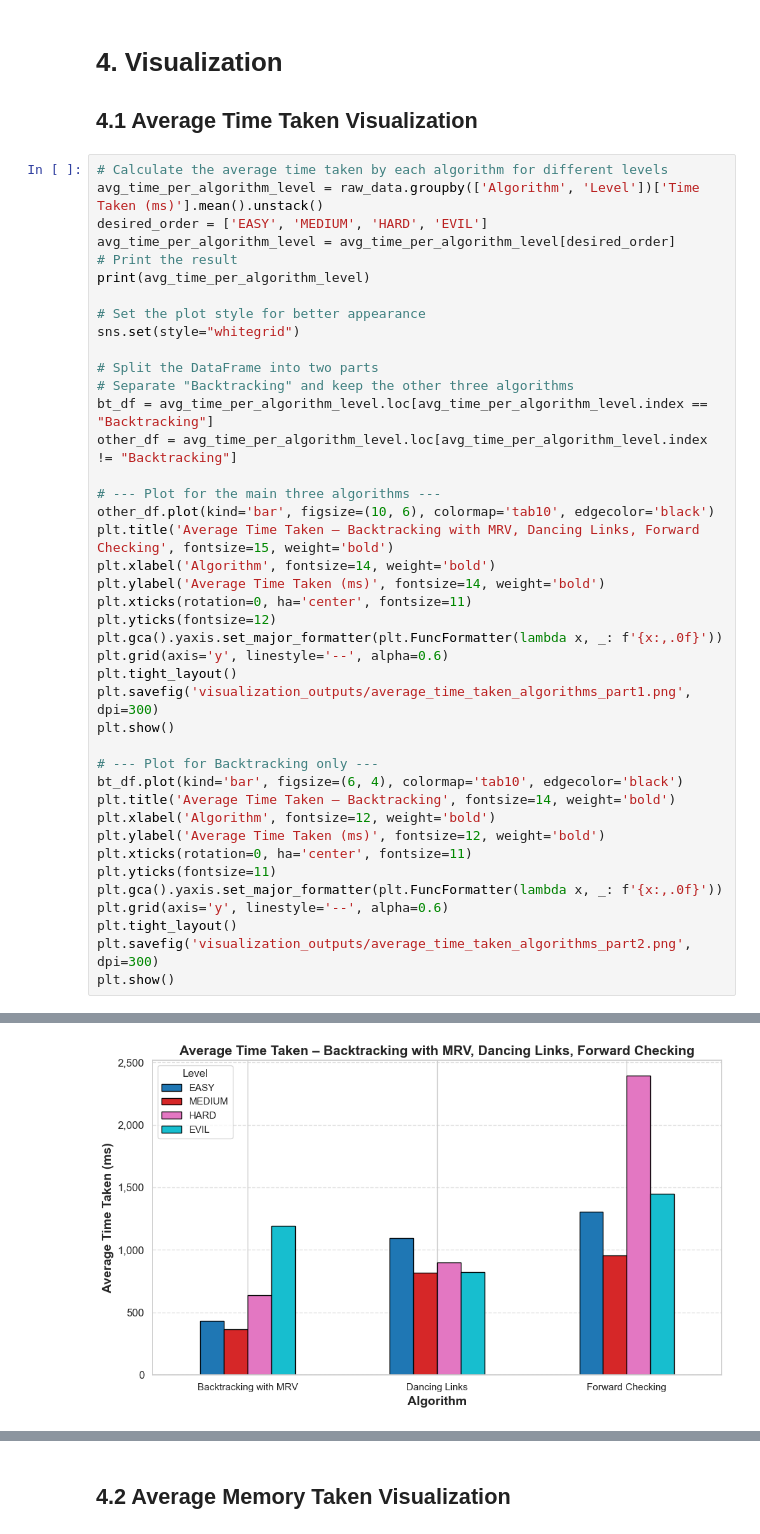
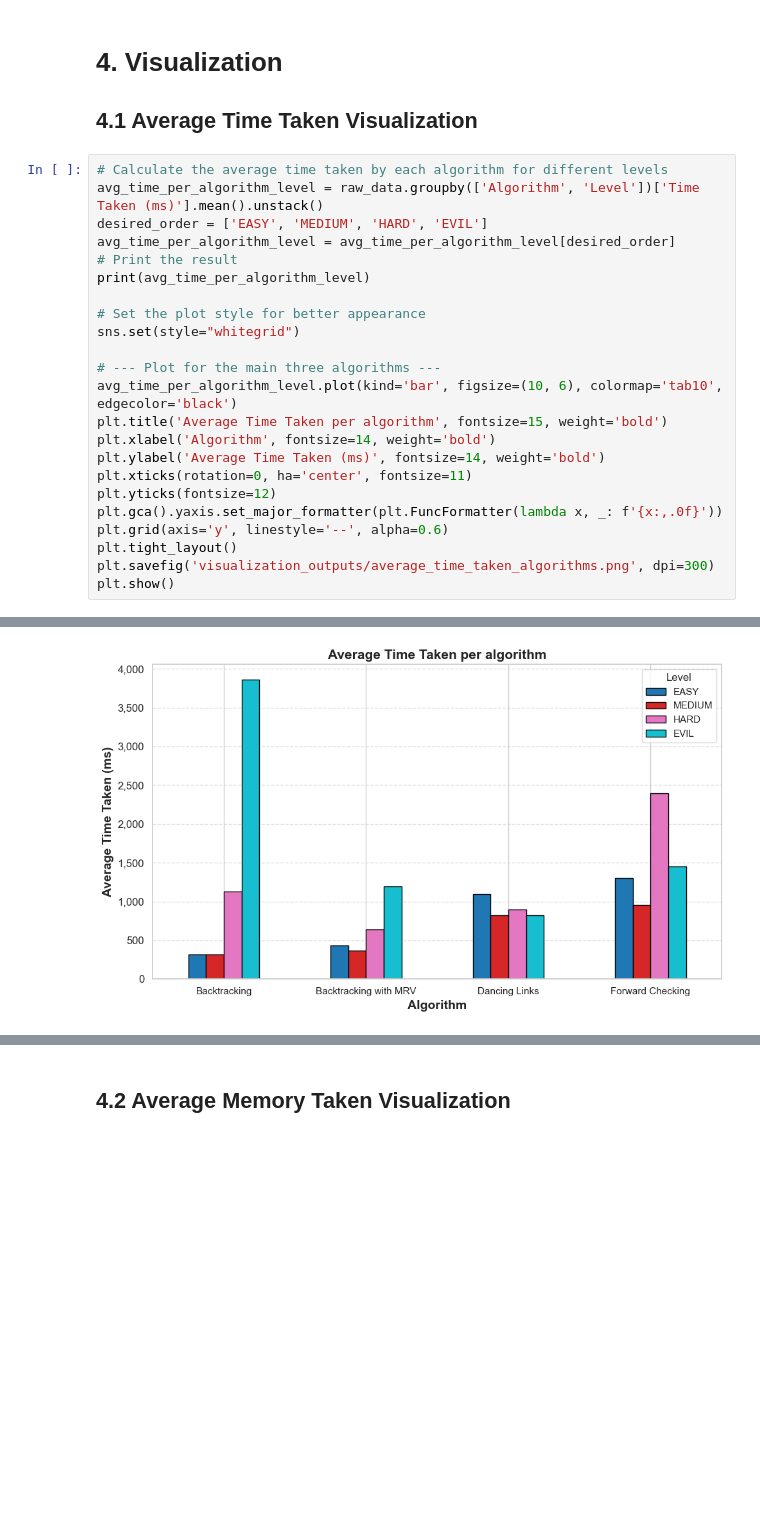
Before and after one commit to lucietran03/SodokuSolver_DSAProject, a Jupyter notebook: src/performance-analysis/Visualization.ipynb, the cells around one changed output, grey strips where cells are left out. Drawn from its saved outputs; the diff is of its cells as text; blank space fills up the shorter version.

```diff
--- a/src/performance-analysis/Visualization.ipynb
+++ b/src/performance-analysis/Visualization.ipynb
@@ -123,49 +123,31 @@ Data columns (total 6 columns):
 # %%
 # Calculate the average time taken by each algorithm for different levels
 avg_time_per_algorithm_level = raw_data.groupby(['Algorithm', 'Level'])['Time Taken (ms)'].mean().unstack()
 desired_order = ['EASY', 'MEDIUM', 'HARD', 'EVIL']
 avg_time_per_algorithm_level = avg_time_per_algorithm_level[desired_order]
 # Print the result
 print(avg_time_per_algorithm_level)
 
 # Set the plot style for better appearance
 sns.set(style="whitegrid")
 
-# Split the DataFrame into two parts
-# Separate "Backtracking" and keep the other three algorithms
-bt_df = avg_time_per_algorithm_level.loc[avg_time_per_algorithm_level.index == "Backtracking"]
-other_df = avg_time_per_algorithm_level.loc[avg_time_per_algorithm_level.index != "Backtracking"]
-
 # --- Plot for the main three algorithms ---
-other_df.plot(kind='bar', figsize=(10, 6), colormap='tab10', edgecolor='black')
-plt.title('Average Time Taken – Backtracking with MRV, Dancing Links, Forward Checking', fontsize=15, weight='bold')
+avg_time_per_algorithm_level.plot(kind='bar', figsize=(10, 6), colormap='tab10', edgecolor='black')
+plt.title('Average Time Taken per algorithm', fontsize=15, weight='bold')
 plt.xlabel('Algorithm', fontsize=14, weight='bold')
 plt.ylabel('Average Time Taken (ms)', fontsize=14, weight='bold')
 plt.xticks(rotation=0, ha='center', fontsize=11)
 plt.yticks(fontsize=12)
 plt.gca().yaxis.set_major_formatter(plt.FuncFormatter(lambda x, _: f'{x:,.0f}'))
 plt.grid(axis='y', linestyle='--', alpha=0.6)
 plt.tight_layout()
-plt.savefig('visualization_outputs/average_time_taken_algorithms_part1.png', dpi=300)
+plt.savefig('visualization_outputs/average_time_taken_algorithms.png', dpi=300)
 plt.show()
-
-# --- Plot for Backtracking only ---
-bt_df.plot(kind='bar', figsize=(6, 4), colormap='tab10', edgecolor='black')
-plt.title('Average Time Taken – Backtracking', fontsize=14, weight='bold')
-plt.xlabel('Algorithm', fontsize=12, weight='bold')
-plt.ylabel('Average Time Taken (ms)', fontsize=12, weight='bold')
-plt.xticks(rotation=0, ha='center', fontsize=11)
-plt.yticks(fontsize=11)
-plt.gca().yaxis.set_major_formatter(plt.FuncFormatter(lambda x, _: f'{x:,.0f}'))
-plt.grid(axis='y', linestyle='--', alpha=0.6)
-plt.tight_layout()
-plt.savefig('visualization_outputs/average_time_taken_algorithms_part2.png', dpi=300)
-plt.show()
 # %% [output]
 Level                  EASY  MEDIUM  HARD  EVIL
 Algorithm
 Backtracking            315     319 1,131 3,865
 Backtracking with MRV   431     364   637 1,193
 Dancing Links         1,097     818   900   824
 Forward Checking      1,305     954 2,395 1,448
-[figure, old version]
+[figure, new version]
```
Also changed, not shown: parts of 1 cell of this notebook, 3 other files.
